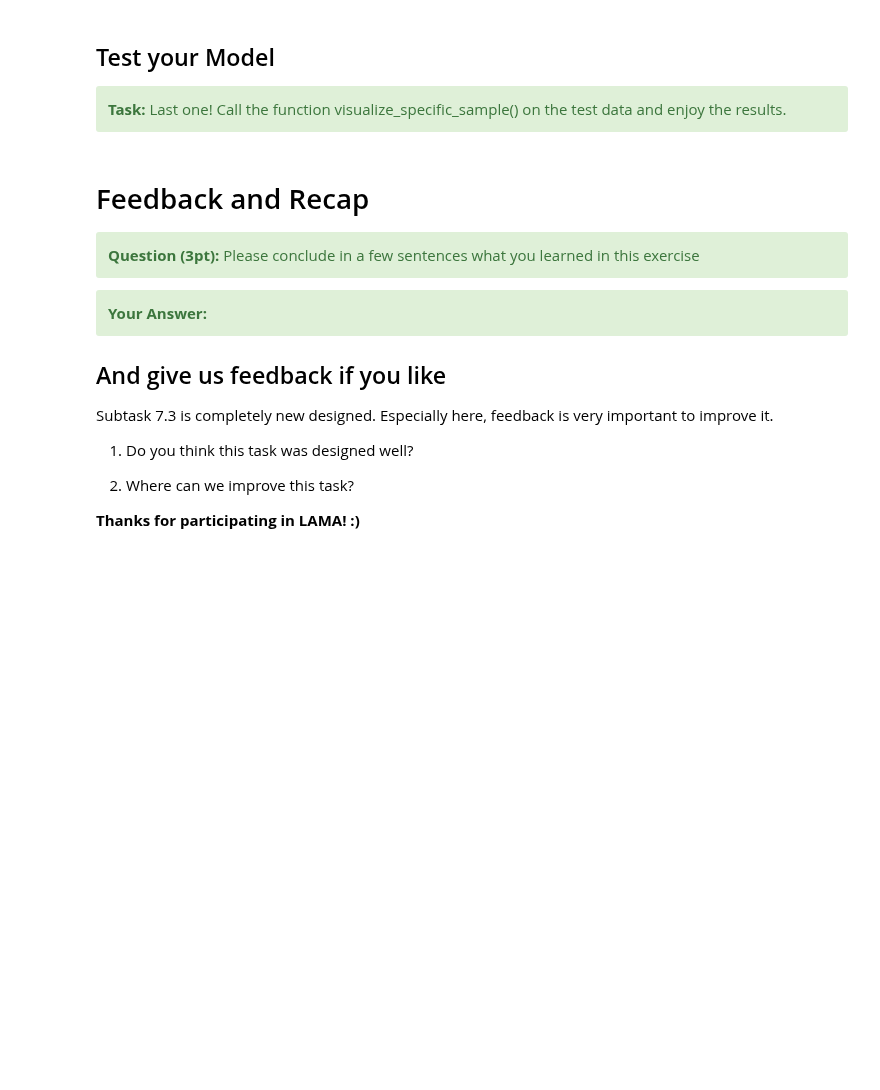
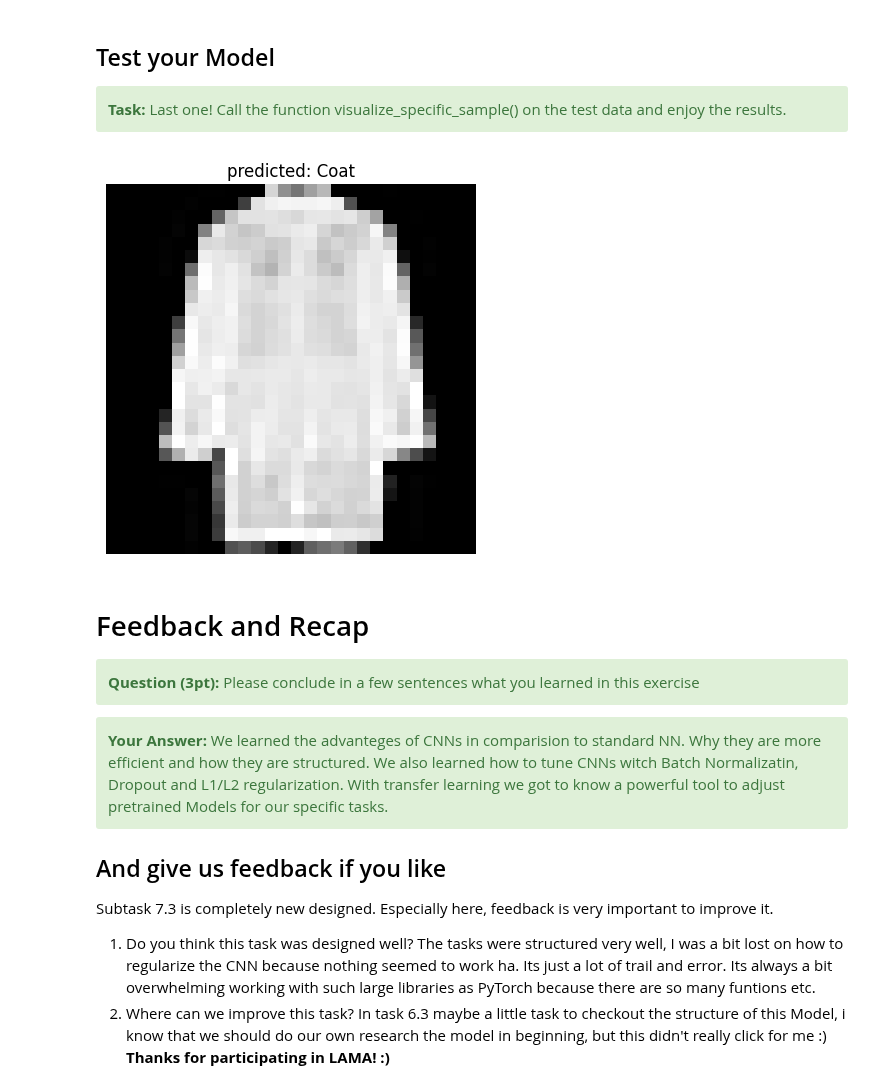
Before and after one commit to anton-seifert/LAMA, a Jupyter notebook: task-6-convolutional-neural-networks/3_transfer_learning_with_cnn.ipynb, the cells around one changed output. Cells and saved outputs as stored; diff of their text form; code cells hidden in the pictures; blank space fills up the shorter version.

```diff
--- a/task-6-convolutional-neural-networks/3_transfer_learning_with_cnn.ipynb
+++ b/task-6-convolutional-neural-networks/3_transfer_learning_with_cnn.ipynb
@@ -232,7 +237,9 @@ def train_model(model, criterion, optimizer, scheduler, num_epochs=25):
 
                     # 1. transfer the inputs and labels to the device, before zeroing the gradients here
                     ### STUDENT CODE HERE (1pt)
-
+                    inputs= inputs.to(device = device)
+                    labels = labels.to(device = device)
+                    optimizer.zero_grad()
 
                     ### STUDENT CODE until HERE
 
@@ -241,13 +248,17 @@ def train_model(model, criterion, optimizer, scheduler, num_epochs=25):
 
                         # 2. caluclate the output, the argmax() of the output and the loss here
                         ### STUDENT CODE HERE (2pts)
-
+                        outputs = model(inputs)
+                        _, preds = torch.max(outputs, 1)# outputs only the classes that were predicted, prob is disregarded
+                        loss = criterion(outputs, labels)
 
                         ### STUDENT CODE until HERE
 
                         # 3. Backward pass here and the step. Make sure that this is only happening in the training stage
                         ### STUDENT CODE HERE (1pt)
-
+                        if phase == "train":
+                            loss.backward()
+                            optimizer.step()
 
                         ### STUDENT CODE until HERE
 
@@ -325,8 +358,13 @@ Hint: The input size of the FC has to be the same, as the in_features.
 </div>
 # %%
 ### STUDENT CODE HERE (2pt)
+in_features = model_ft.fc.in_features
+model_ft.fc = nn.Linear(in_features=in_features, out_features=10)# 10 classes in set
 
-criterion = ...
+#senddd ittt
+model_ft = model_ft.to(device=device)
+
+criterion = nn.CrossEntropyLoss()
 
 ### STUDENT CODE until HERE
 
@@ -341,9 +379,15 @@ exp_lr_scheduler = lr_scheduler.StepLR(optimizer_ft, step_size=7, gamma=0.1)
 <div class="alert alert-block alert-success">
 <b>Task:</b> Set it all together. Call the training function with the correct arguments. Let it run for 25 epochs. Save the model afterwards to your folder "models".
 </div>
-# %%
-### STUDENT CODE HERE (1pt)
-
-model_ft = ...
-
-### STUDENT CODE until HERE
+# %%
+### STUDENT CODE HERE (1pt)
+
+model_ft = model_ft
+
+train_model(model_ft,criterion,optimizer= optimizer_ft, scheduler=exp_lr_scheduler, num_epochs= 25)
+if not os.path.exists('models'):
+    os.makedirs('models')
+
+torch.save(model_ft.state_dict(), 'models/model.pt')# save the weight as pytorch file
+
+### STUDENT CODE until HERE
@@ -355,9 +424,14 @@ model_ft = ...
 </div>
 # %%
 # STUDENT CODE HERE (1pt)
+from random import randint
+sample_idx = randint(0, len(test_data))
+visualize_specific_sample(model=model_ft, sample=sample_idx, data=test_data)
 
 
 # STUDENT CODE until HERE
+# %% [output]
+[figure, added]
 # %% [markdown]
 # Feedback and Recap
 
@@ -366,7 +440,7 @@ model_ft = ...
 </div>
 
 <div class="alert alert-block alert-success">
-<b>Your Answer:</b>
+<b>Your Answer:</b> We learned the advanteges of CNNs in comparision to  standard NN. Why they are more efficient and how they are structured. We also learned how to tune CNNs witch Batch Normalizatin, Dropout and L1/L2 regularization. With transfer learning we got to know a powerful tool to adjust pretrained Models for our specific tasks.
 </div>
 
 ## And give us feedback if you like
@@ -375,7 +449,8 @@ Subtask 7.3 is completely new designed. Especially here, feedback is very import
 
 
 1) Do you think this task was designed well?
-
+    The tasks were structured very well, I was a bit lost on how to regularize the CNN because nothing seemed to work ha. Its just a lot of trail and error.
+    Its always a bit overwhelming working with such large libraries as PyTorch because there are so many funtions etc.
 2) Where can we improve this task?
-
+    In task 6.3 maybe a little task to checkout the structure of this Model, i know that we should do our own  research the model in beginning, but this didn't really click for me :)
 <strong>Thanks for participating in LAMA! :)</strong>
```
Also changed, not shown: parts of 7 cells of this notebook, 1 other file.
